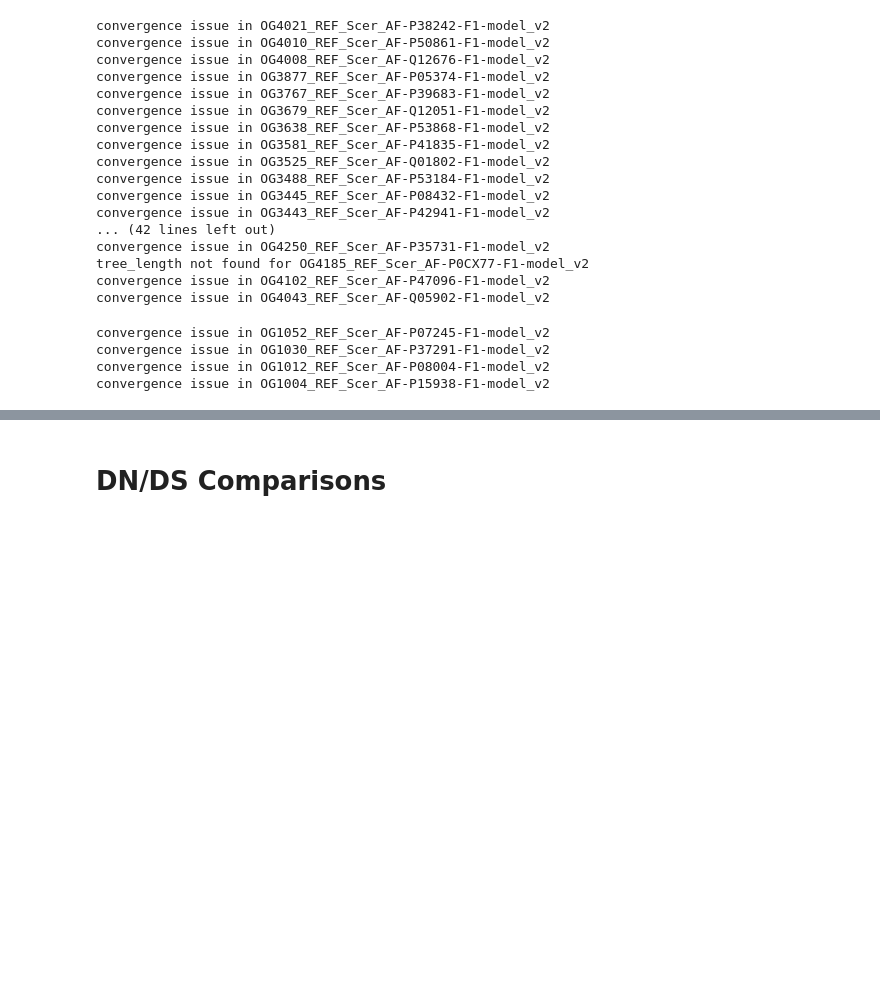
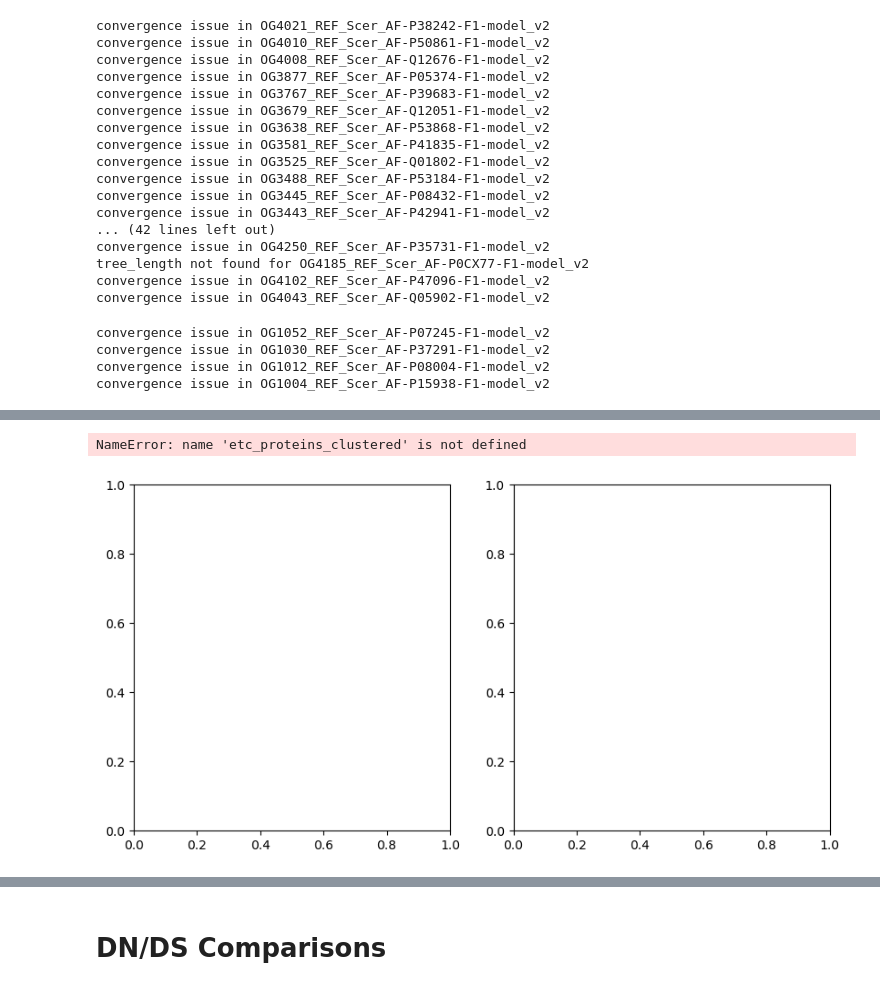
Before and after one commit to heineike02/diverse_yeast, a Jupyter notebook: 20221206_selection_calculations.ipynb, the cells around one changed output, grey strips where cells are left out. Drawn from its saved outputs; the diff is of its cells as text; code cells hidden in the pictures; blank space fills up the shorter version.

```diff
--- a/20221206_selection_calculations.ipynb
+++ b/20221206_selection_calculations.ipynb
@@ -434,3 +402,43 @@ dnds_merged_hyphy = m0_data_df.merge(hyphy_data_df, how='inner', left_index = Tr
 # %%
 pseudocount = 1e-15
 dnds_merged_hyphy['-log10(pval)'] = -np.log10(dnds_merged_hyphy['pvalue'] + pseudocount)
+# %%
+fig, axarr = plt.subplots(1,2, figsize=(10,5))
+
+#xlim = (-0.2,1.2)
+ylims = {'omega_avg': (-0.05, 0.9),
+         '-log10(pval)': (-0.5,15.5)
+        }
+
+x_values = ['Median(log2(Abundances)) 10 Sp [EXP]','Median(log2(Abundances)) 10 Sp [EXP]']  # ['dN_dS_struct', 'dN_dS_struct'] #'Median(log2(Abundances)) 10 Sp [EXP]'#'Mean(Conservation Rate) [ALL]' #'dN_dS_struct_yn00'#'dN_dS_struct_m0'
+y_values = ['omega_avg', '-log10(pval)'] #'dN_dS_struct_yn00' #'dN_dS_nielsen_SCE'#'dN_dS_struct_yn00'
+
+
+dnds_struct_data = dnds_merged_hyphy
+
+etc_ids = etc_proteins_clustered[etc_proteins_clustered['og_retained']]['primary_id']
+
+
+for jj, x_value in enumerate(x_values):
+    ax = axarr[jj]
+    y_value = y_values[jj]
+
+
+    #dnds_foreground = (dnds_struct_data[dnds_struct_data['convergence_issue']==True], 'r',0.6,'Convergence Issue m0')
+    #dnds_background = (dnds_struct_data[dnds_struct_data['convergence_issue']==False], 'b',0.2,'No Convergence Issue m0')  #(dnds_struct_data, 'b',0.2,'')
+
+    dnds_foreground = (dnds_struct_data.loc[etc_ids,:], 'r',0.6,'ETC Proteins')
+    dnds_background = (dnds_struct_data.loc[list(set(dnds_struct_data.index)-set(list(etc_ids))),:], 'b',0.2,'')  #(dnds_struct_data, 'b',0.2,'')
+
+
+    #good to quantify r2 here
+    for (data_to_plot, color, alpha, label) in [dnds_background, dnds_foreground]:
+        ax.scatter(data_to_plot[x_value], data_to_plot[y_value], color = color, alpha = alpha, label=label)
+        # ax.set_xlim(xlim)
+        ax.set_ylim(ylims[y_value])
+        ax.set_ylabel(y_value)
+        ax.set_xlabel(x_value)
+        ax.legend()
+# %% [output]
+NameError: name 'etc_proteins_clustered' is not defined
+[figure, added]
```
Also changed, not shown: parts of 16 cells of this notebook, 7 other files.
